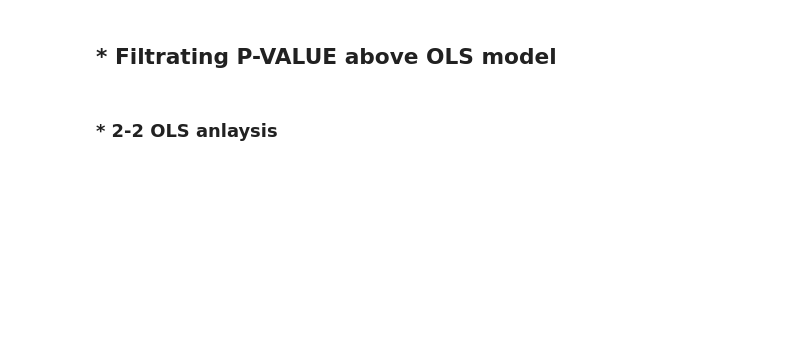
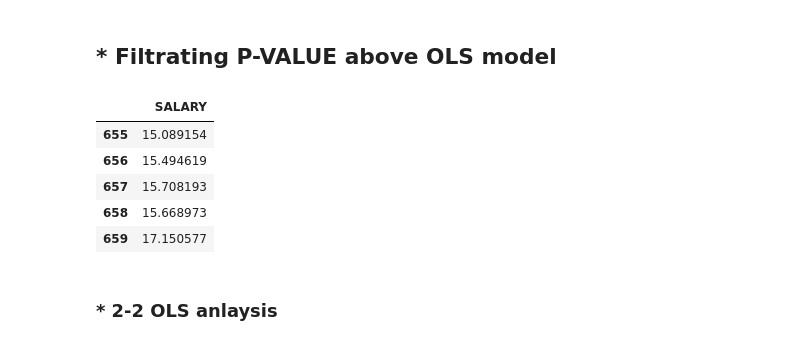
Before and after one commit to nano199019/Personal_Project, a Jupyter notebook: MLB_Project/5th.ipynb, the cells around one changed output. Cells and saved outputs as stored; diff of their text form; code cells hidden in the pictures; blank space fills up the shorter version.

```diff
--- a/MLB_Project/5th.ipynb
+++ b/MLB_Project/5th.ipynb
@@ -652,6 +636,15 @@ Warnings:
 [1] Standard Errors assume that the covariance matrix of the errors is correctly specified.
 # %% [markdown]
 ## * Filtrating P-VALUE above OLS model
+# %%
+bat_trainY.tail()
+# %% [output]
+|  | SALARY |
+| 655 | 15.089154 |
+| 656 | 15.494619 |
+| 657 | 15.708193 |
+| 658 | 15.668973 |
+| 659 | 17.150577 |
 # %%
 pvals2_1 = extracted_pvals(result2_1, 0.05)
 
```
Also changed, not shown: parts of 55 cells of this notebook.
